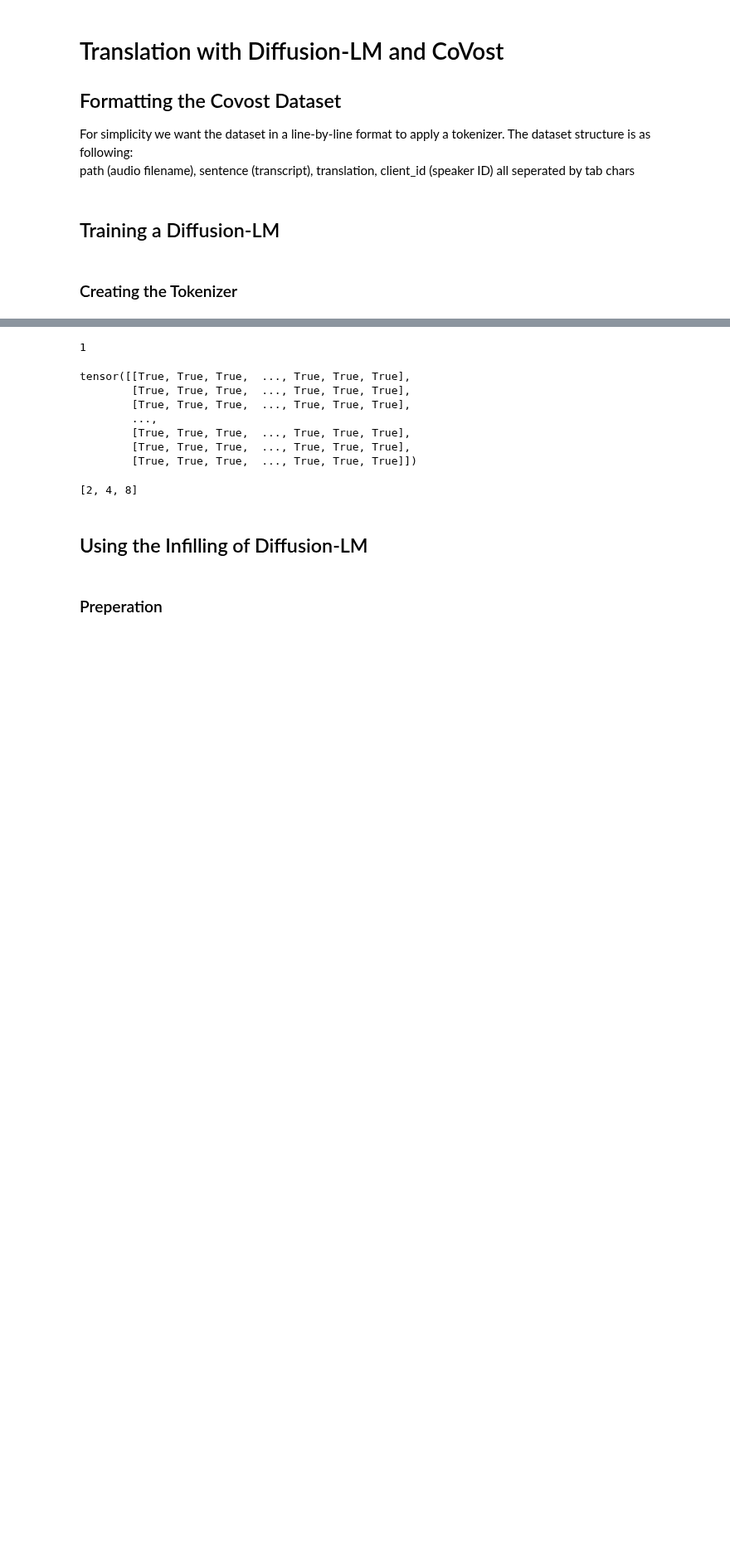
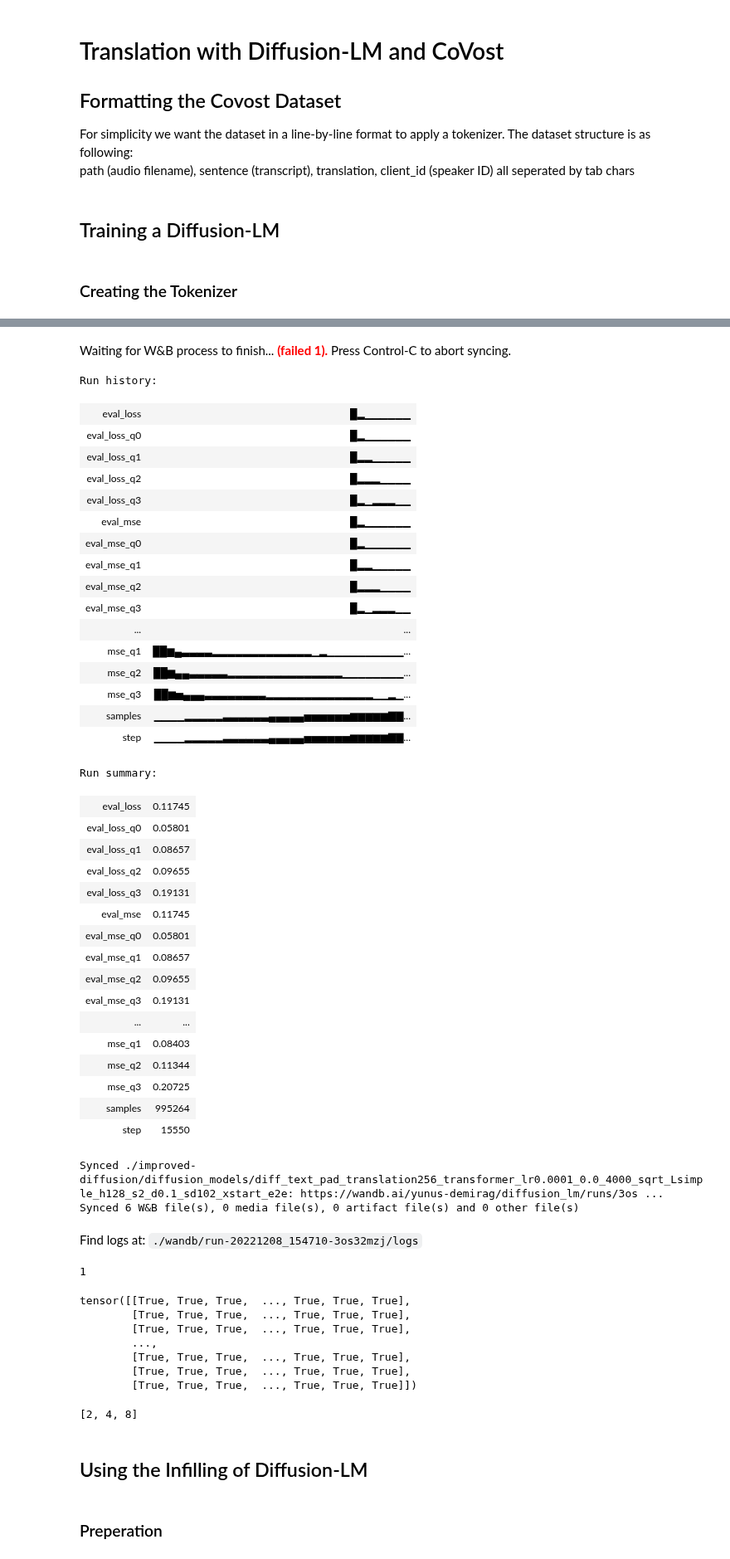
Before and after one commit to YunusDemirag/Diffusion-LM-Translation, a Jupyter notebook: translation-covost.ipynb, the cells around one changed output, grey strips where cells are left out. Shown at 83% size. Drawn from its saved outputs; the diff is of its cells as text; code cells hidden in the pictures; blank space fills up the shorter version.

```diff
--- a/translation-covost.ipynb
+++ b/translation-covost.ipynb
@@ -128,18 +170,18 @@ ARGS: 'dict[str, str | int | float]' = {
     'diffusion_steps': 2000,
     'model_arch': 'transformer',
     'lr': 0.0001,
-    'lr_anneal_steps': 2000,
+    'lr_anneal_steps': 50000,
     'seed': 102,
     'noise_schedule': 'sqrt',
-    'in_channel': 128,
-    'out_channel': 128, # Same as in_channel
+    'in_channel': 256,
+    'out_channel': 256, # Same as in_channel
     'modality': 'text',
     'experiment': 'translation',
     'submit': 'no',
     'padding_mode': 'pad',
     'predict_xstart': True,
-    'training_mode': 'e2e-simple',
-    'notes': 'xstart_e2e-simple',
+    'training_mode': 'e2e',
+    'notes': 'xstart_e2e',
     'batch_size': 64,
     'vocab_size': 30000
 }
@@ -332,7 +374,7 @@ def create_data_loaders():
             dataset,
             batch_size=PARAMS['batch_size'],  # 64,
             drop_last=True,
-            shuffle=False,
+            shuffle=True,
             num_workers=1,
         )
 
@@ -507,3 +542,44 @@ Find logs at: ./wandb/run-20221207_165059-2cuq63ah/logs
+# %%
+wandb.finish(1)
+# %% [output]
+Waiting for W&B process to finish... (failed 1). Press Control-C to abort syncing.
+Run history:
+| eval_loss | █▂▁▁▁▁▁▁ |
+| eval_loss_q0 | █▂▁▁▁▁▁▁ |
+| eval_loss_q1 | █▂▂▁▁▁▁▁ |
+| eval_loss_q2 | █▂▂▂▁▁▁▁ |
+| eval_loss_q3 | █▂▁▂▂▂▁▁ |
+| eval_mse | █▂▁▁▁▁▁▁ |
+| eval_mse_q0 | █▂▁▁▁▁▁▁ |
+| eval_mse_q1 | █▂▂▁▁▁▁▁ |
+| eval_mse_q2 | █▂▂▂▁▁▁▁ |
+| eval_mse_q3 | █▂▁▂▂▂▁▁ |
+| ... | ... |
+| mse_q1 | ██▆▄▃▃▃▃▂▂▂▂▂▂▂▂▂▂▂▂▂▁▂▁▁▁▁▁▁▁▁▁▁... |
+| mse_q2 | ██▆▄▄▃▃▃▃▃▂▂▂▂▂▂▂▂▂▂▂▂▂▂▂▁▁▁▁▁▁▁▁... |
+| mse_q3 | ██▆▅▄▄▄▃▃▃▃▃▃▃▃▂▂▂▂▂▂▂▂▂▂▂▂▂▂▁▁▂▁... |
+| samples | ▁▁▁▁▂▂▂▂▂▃▃▃▃▃▃▄▄▄▄▄▅▅▅▅▅▅▆▆▆▆▆▇▇... |
+| step | ▁▁▁▁▂▂▂▂▂▃▃▃▃▃▃▄▄▄▄▄▅▅▅▅▅▅▆▆▆▆▆▇▇... |
+Run summary:
+| eval_loss | 0.11745 |
+| eval_loss_q0 | 0.05801 |
+| eval_loss_q1 | 0.08657 |
+| eval_loss_q2 | 0.09655 |
+| eval_loss_q3 | 0.19131 |
+| eval_mse | 0.11745 |
+| eval_mse_q0 | 0.05801 |
+| eval_mse_q1 | 0.08657 |
+| eval_mse_q2 | 0.09655 |
+| eval_mse_q3 | 0.19131 |
+| ... | ... |
+| mse_q1 | 0.08403 |
+| mse_q2 | 0.11344 |
+| mse_q3 | 0.20725 |
+| samples | 995264 |
+| step | 15550 |
+Synced ./improved-diffusion/diffusion_models/diff_text_pad_translation256_transformer_lr0.0001_0.0_4000_sqrt_Lsimple_h128_s2_d0.1_sd102_xstart_e2e: https://wandb.ai/yunus-demirag/diffusion_lm/runs/3os ...
+Synced 6 W&B file(s), 0 media file(s), 0 artifact file(s) and 0 other file(s)
+Find logs at: ./wandb/run-20221208_154710-3os32mzj/logs
 # %%
 class parameters(dict):
     def __init__(self, **kwargs):
```
Also changed, not shown: parts of 3 cells of this notebook, 20 other files.
